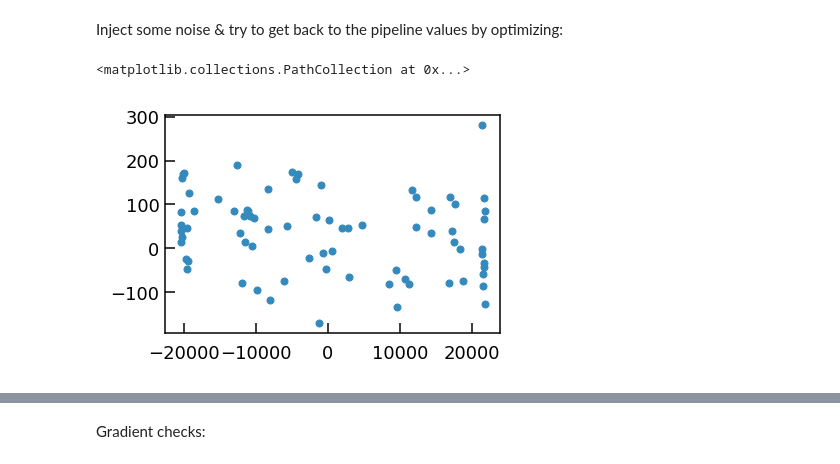
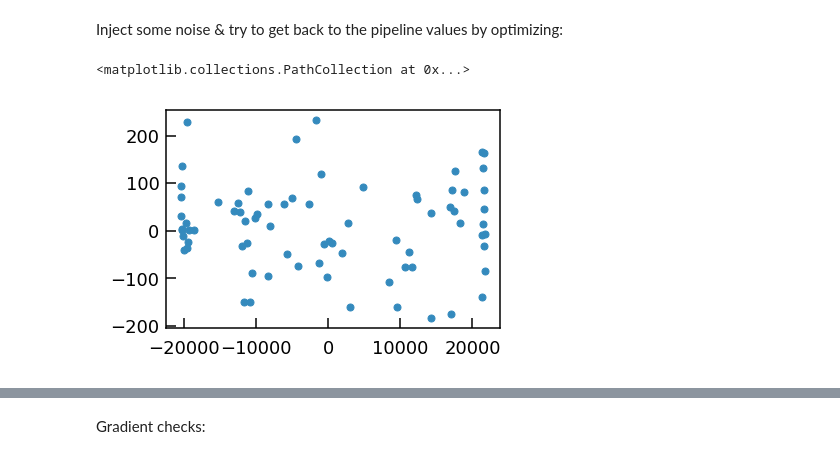
Before and after one commit to megbedell/wobble, a Jupyter notebook: wobbleflow.ipynb, the cells around one changed output, grey strips where cells are left out. Drawn from its saved outputs; the diff is of its cells as text; code cells hidden in the pictures.

```diff
--- a/wobbleflow.ipynb
+++ b/wobbleflow.ipynb
@@ -3,7 +3,7 @@ import wobble
 import matplotlib.pyplot as plt
 import numpy as np
 # %%
-data = wobble.Data('hip54287_e2ds.hdf5', filepath='data/', orders=[30])
+data = wobble.Data('hip54287_e2ds.hdf5', filepath='data/', orders=[56])
 # %%
 model = wobble.Model(data)
 model.add_star('hip54287b')
@@ -22,8 +22,8 @@ model.components[0].rvs_block[0].load(pipeline_rvs + np.random.normal(0., 100.,
 # %%
 star_rvs = session.run(model.components[0].rvs_block[0])
 initial_rvs = np.copy(star_rvs)
-plt.scatter(data.pipeline_rvs, star_rvs + data.pipeline_rvs)
+plt.scatter(data.pipeline_rvs, star_rvs - data.pipeline_rvs)
 # %% [output]
 <matplotlib.collections.PathCollection at 0x...>
-[figure, old version]
+[figure, new version]
 # %%
```
Also changed, not shown: parts of 10 cells of this notebook, 1 other file.
